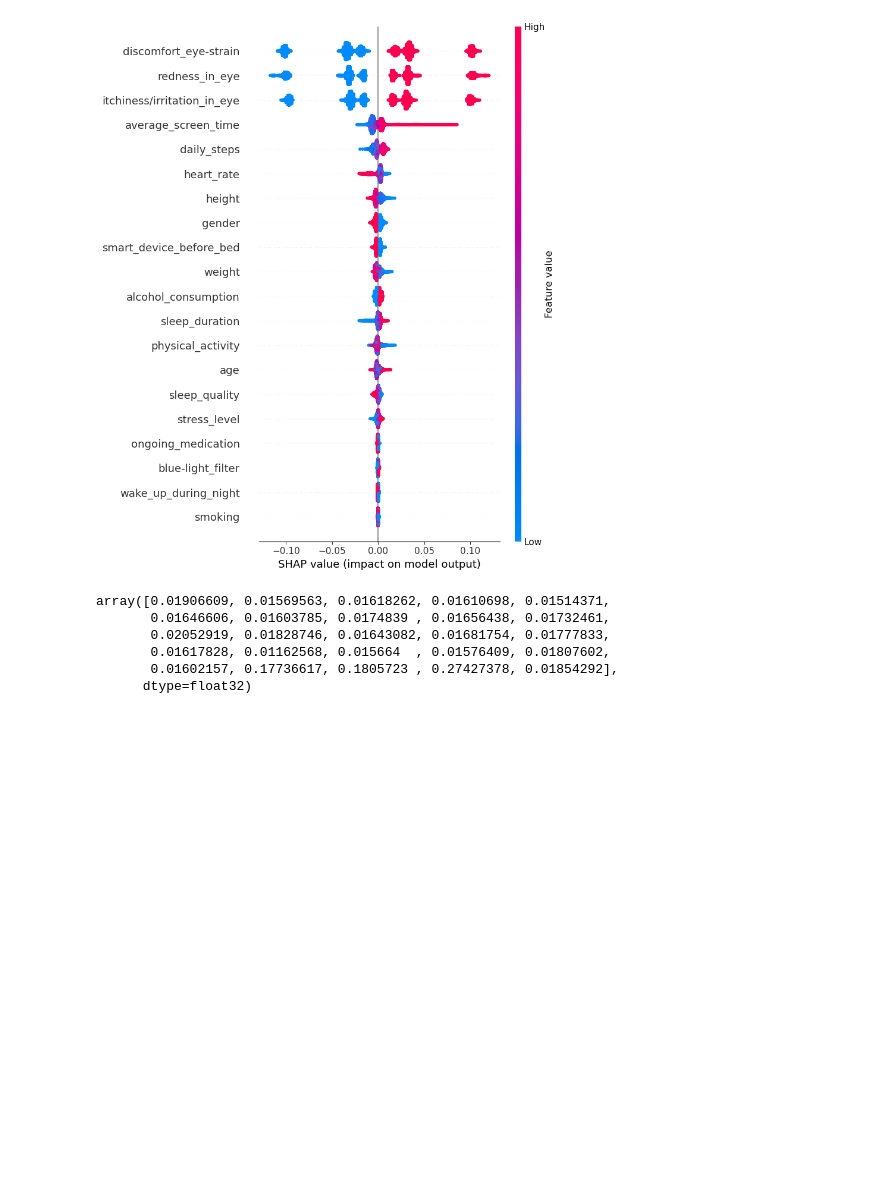
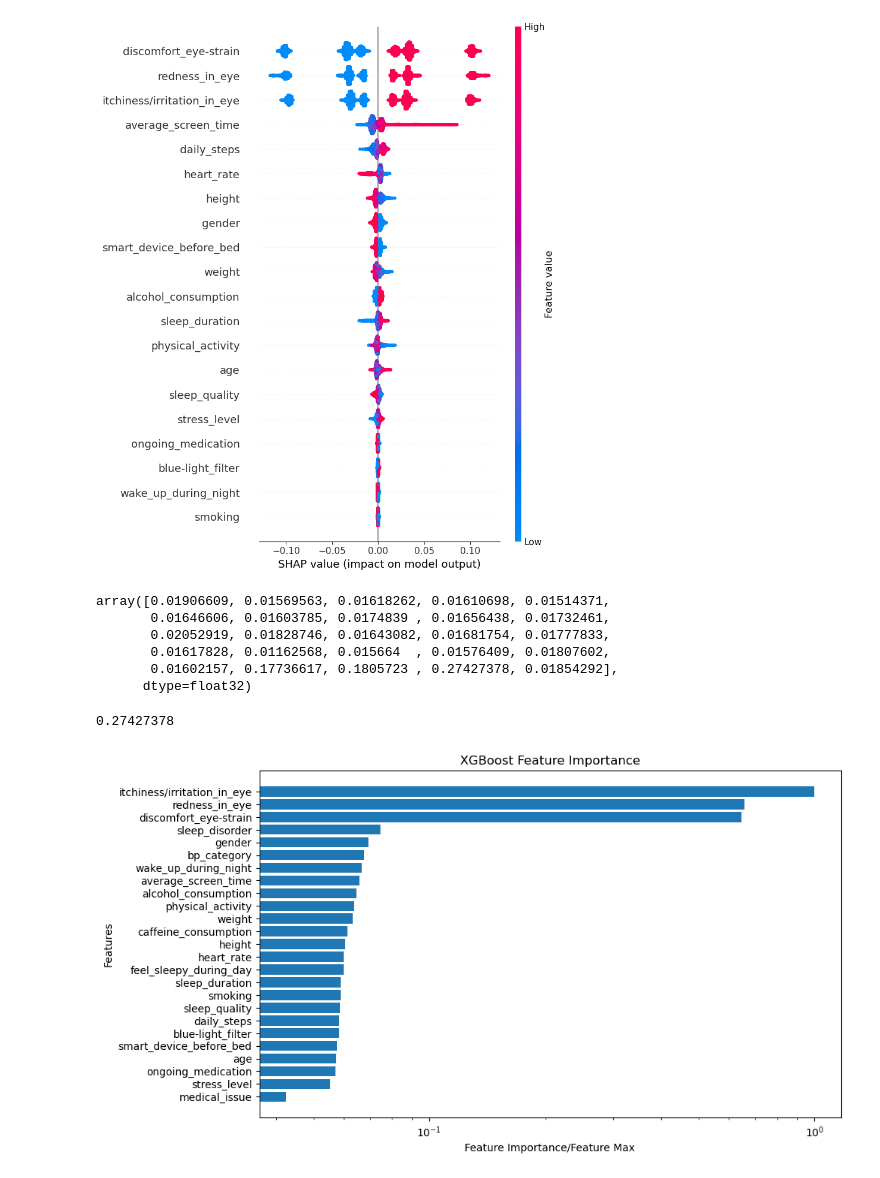
Before and after one commit to debanjan-cosmo/Erdos_Data_Science_Project_2025, a Jupyter notebook: 03_Feature_Selection.ipynb, the cells around one changed output. Saved outputs shown, nothing was run; the diff lists cells and outputs as text; code cells hidden in the pictures; blank space fills up the shorter version.

```diff
--- a/03_Feature_Selection.ipynb
+++ b/03_Feature_Selection.ipynb
@@ -216,3 +216,19 @@ array([0.01906609, 0.01569563, 0.01618262, 0.01610698, 0.01514371,
        0.01617828, 0.01162568, 0.015664  , 0.01576409, 0.01807602,
        0.01602157, 0.17736617, 0.1805723 , 0.27427378, 0.01854292],
       dtype=float32)
+# %%
+f_pairs = list(zip(importance, feature_names))
+f_pairs.sort()
+importance_sort, feature_names_sort = zip(*f_pairs)
+max_imp = importance.max()
+print(max_imp)
+plt.figure(figsize=(10,6))
+plt.barh(list(feature_names_sort), list(importance_sort)/max_imp)
+plt.xlabel("Feature Importance/Feature Max")
+plt.ylabel("Features")
+plt.title("XGBoost Feature Importance")
+plt.xscale('log')
+plt.show()
+# %% [output]
+0.27427378
+[figure, added]
```
Also changed, not shown: parts of 1 cell of this notebook, 2 other files.
